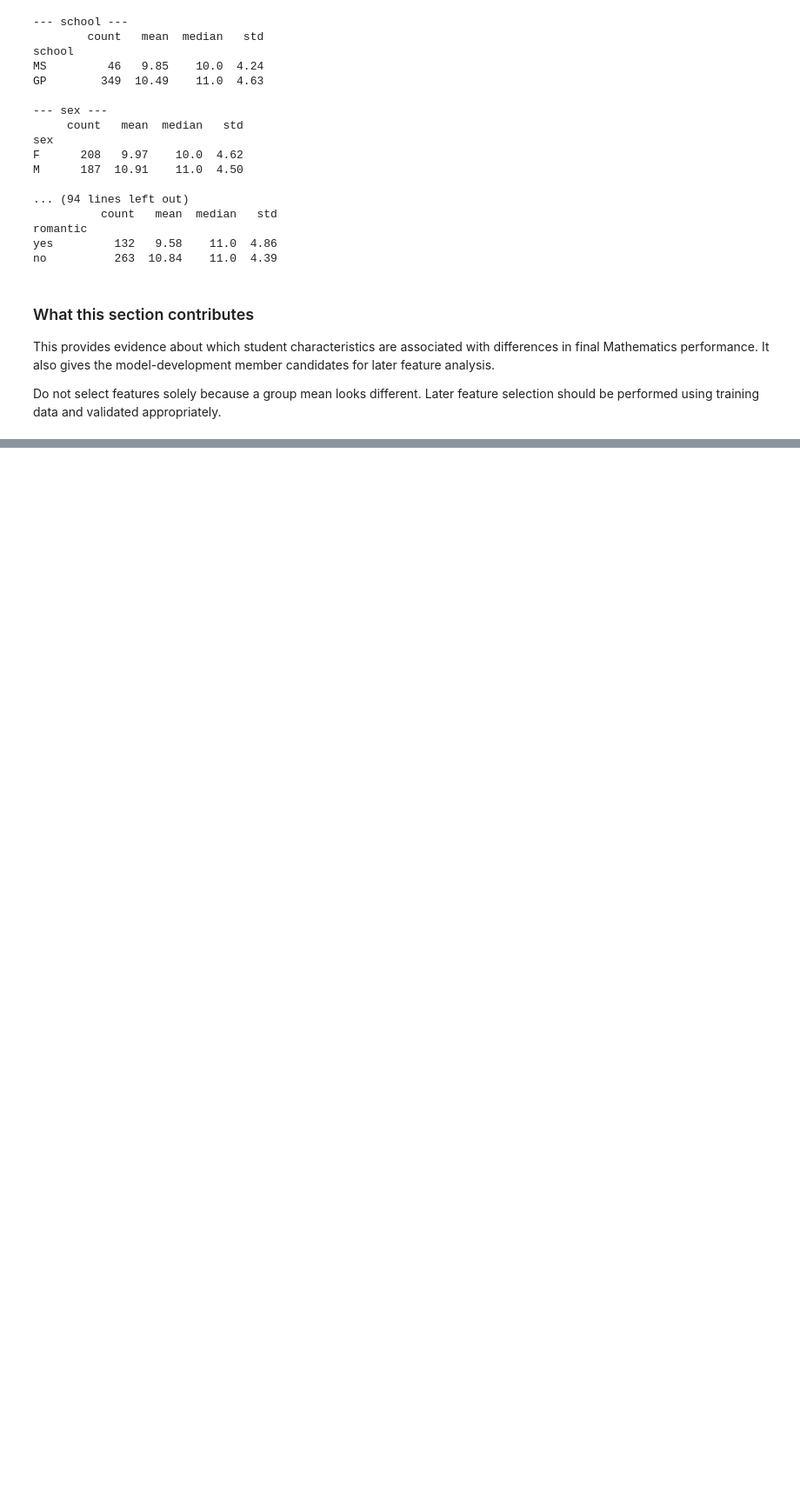
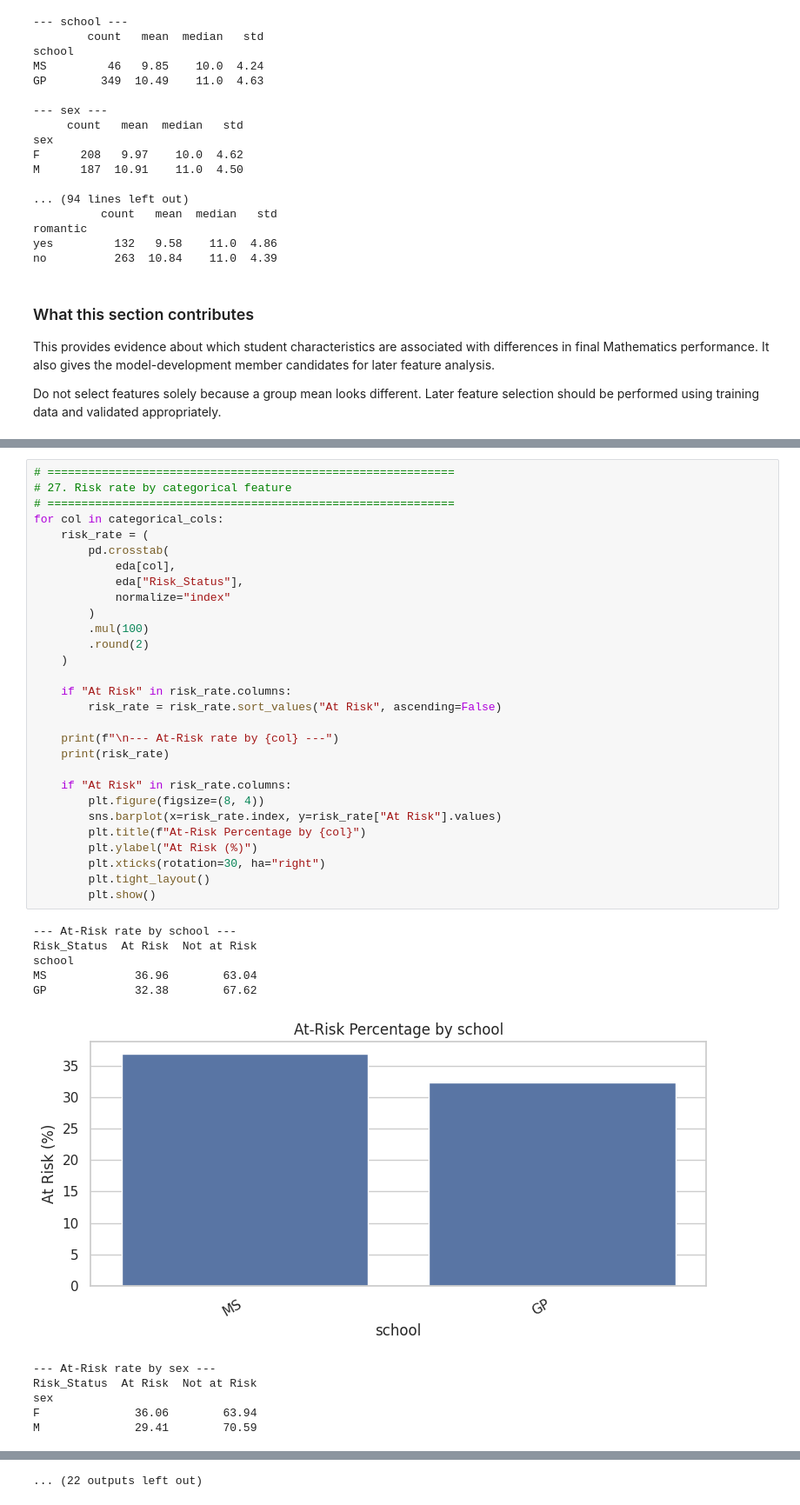
Before and after one commit to dealwisca-dot/Early-Identification-of-At-Risk-Students, a Jupyter notebook: EDA.ipynb, the cells around one changed output, grey strips where cells are left out. Shown at 87% size. Cells and saved outputs as stored; diff of their text form; blank space fills up the shorter version.

```diff
--- a/EDA.ipynb
+++ b/EDA.ipynb
@@ -802,0 +885,41 @@ Do not select features solely because a group mean looks different. Later featur
+# %%
+# ============================================================
+# 27. Risk rate by categorical feature
+# ============================================================
+for col in categorical_cols:
+    risk_rate = (
+        pd.crosstab(
+            eda[col],
+            eda["Risk_Status"],
+            normalize="index"
+        )
+        .mul(100)
+        .round(2)
+    )
+
+    if "At Risk" in risk_rate.columns:
+        risk_rate = risk_rate.sort_values("At Risk", ascending=False)
+
+    print(f"\n--- At-Risk rate by {col} ---")
+    print(risk_rate)
+
+    if "At Risk" in risk_rate.columns:
+        plt.figure(figsize=(8, 4))
+        sns.barplot(x=risk_rate.index, y=risk_rate["At Risk"].values)
+        plt.title(f"At-Risk Percentage by {col}")
+        plt.ylabel("At Risk (%)")
+        plt.xticks(rotation=30, ha="right")
+        plt.tight_layout()
+        plt.show()
+# %% [output]
+--- At-Risk rate by school ---
+Risk_Status  At Risk  Not at Risk
+school
+MS             36.96        63.04
+GP             32.38        67.62
+[figure, added]
+--- At-Risk rate by sex ---
+Risk_Status  At Risk  Not at Risk
+sex
+F              36.06        63.94
+M              29.41        70.59
@@ -802,0 +954 @@ Do not select features solely because a group mean looks different. Later featur
+... (22 outputs left out)
```
Also changed, not shown: parts of 6 cells of this notebook.
